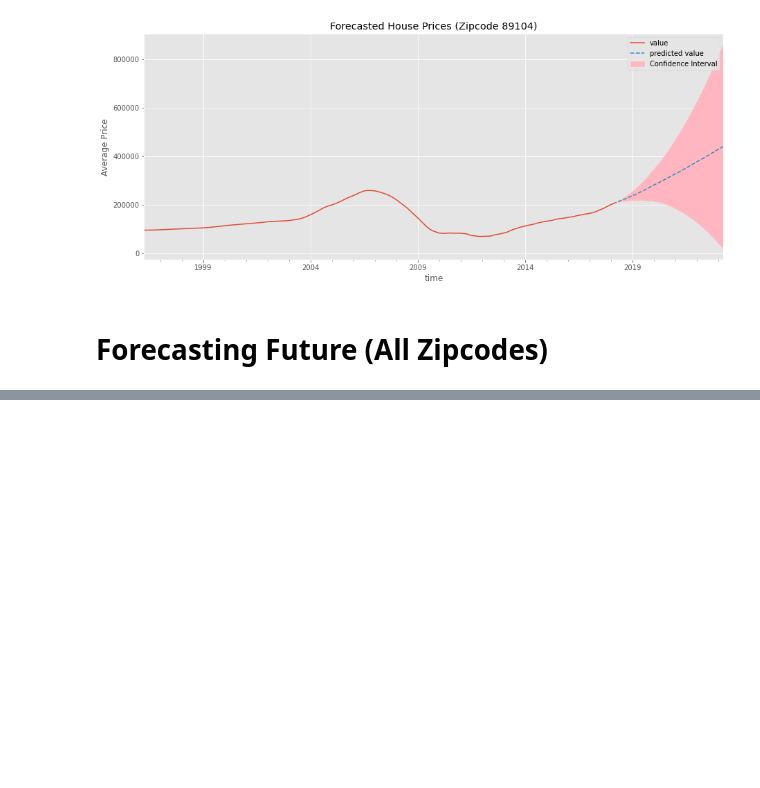
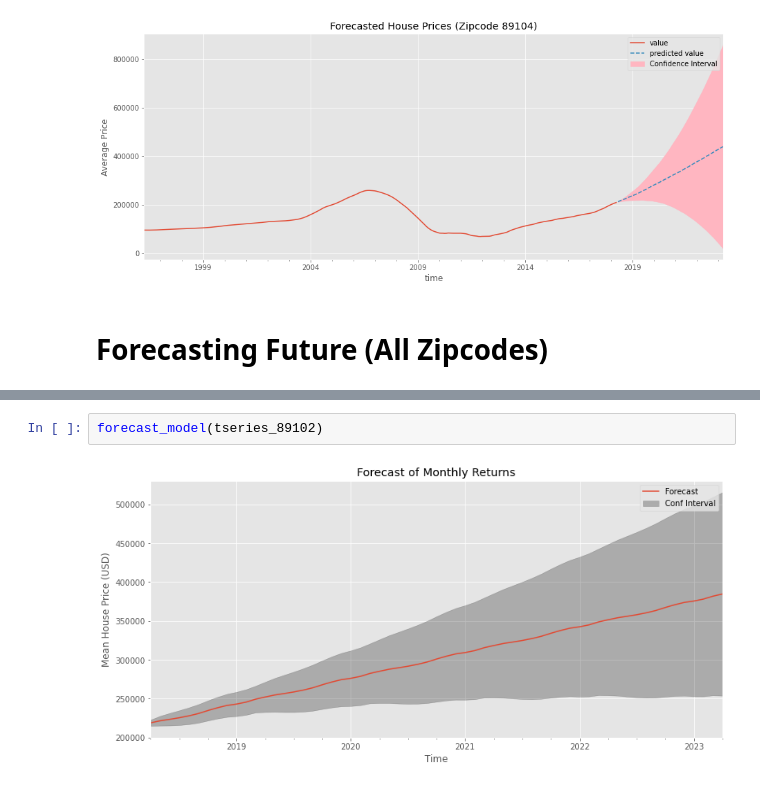
Before and after one commit to jbenedito99/Zipcode-Time-Series-Modeling, a Jupyter notebook: time-series/notebook.ipynb, the cells around one changed output, grey strips where cells are left out. Drawn from its saved outputs; the diff is of its cells as text; blank space fills up the shorter version.

```diff
--- a/time-series/notebook.ipynb
+++ b/time-series/notebook.ipynb
@@ -1038,0 +1008,4 @@ Total expected return in 5 year: inf
+# %%
+forecast_model(tseries_89102)
+# %% [output]
+[figure, added]
```
Also changed, not shown: parts of 28 cells of this notebook.
